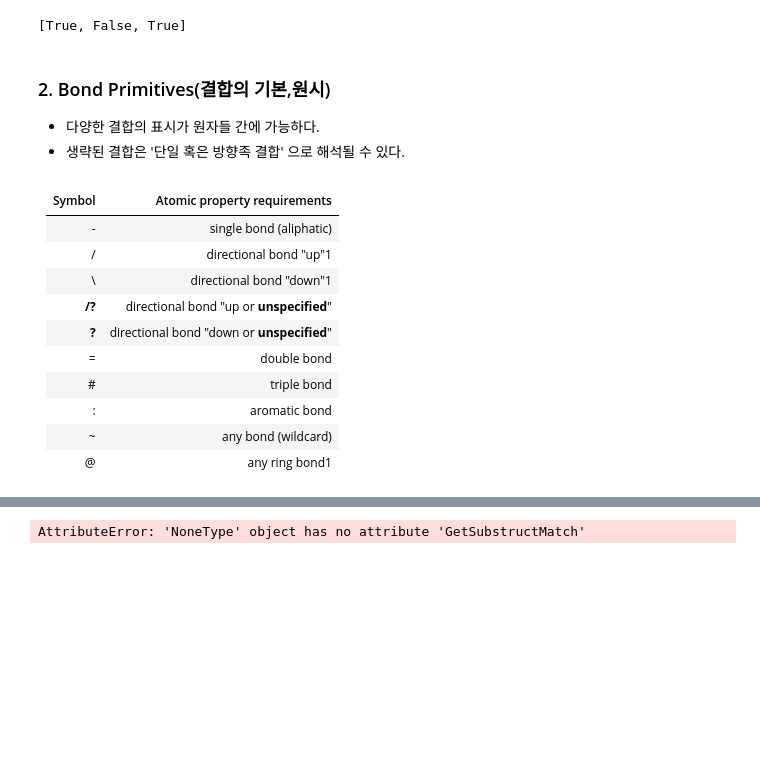
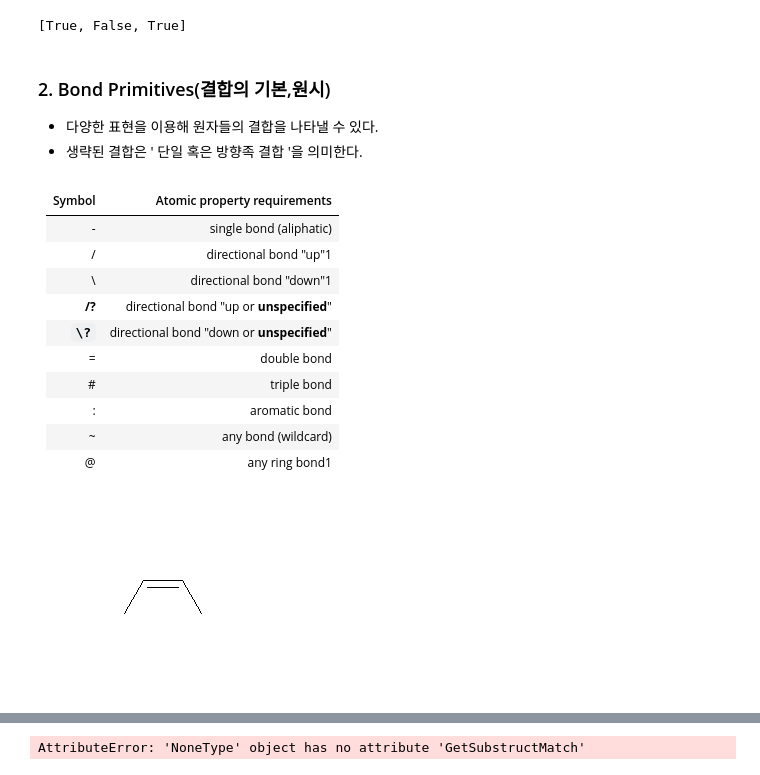
Before and after one commit to SeoulTechPSE/PSE_2019, a Jupyter notebook: SMILE and SMART/Smarts/SMARTS_190409.ipynb, the cells around one changed output, grey strips where cells are left out. Cells and saved outputs as stored; diff of their text form; code cells hidden in the pictures; blank space fills up the shorter version.

```diff
--- a/SMILE and SMART/Smarts/SMARTS_190409.ipynb
+++ b/SMILE and SMART/Smarts/SMARTS_190409.ipynb
@@ -316,8 +317,8 @@ charged = Chem.MolFromSmarts('[++]')
 [True, False, True]
 # %% [markdown]
 ### 2. Bond Primitives(결합의 기본,원시)
-* 다양한 결합의 표시가 원자들 간에 가능하다.
-* 생략된 결합은 '단일 혹은 방향족 결합' 으로 해석될 수 있다.
+* 다양한 표현을 이용해 원자들의 결합을 나타낼 수 있다.
+* 생략된 결합은 ' 단일 혹은 방향족 결합 '을 의미한다.
 # %% [markdown]
 Symbol | Atomic property requirements
 ---- | ----
@@ -325,9 +326,14 @@ Symbol | Atomic property requirements
 / | directional bond "up"1
 \ | directional bond "down"1
 **/?** | directional bond "up or **unspecified**"
-**\?** | directional bond "down or **unspecified**"
+**`\?`** | directional bond "down or **unspecified**"
 = | double bond
 # | triple bond
 : | aromatic bond
 ~ | any bond (wildcard)
 @ | any ring bond1
+# %%
+m = AllChem.MolFromSmarts('C\C=C/C')
+m
+# %% [output]
+[figure, added]
```
Also changed, not shown: parts of 56 cells of this notebook.
